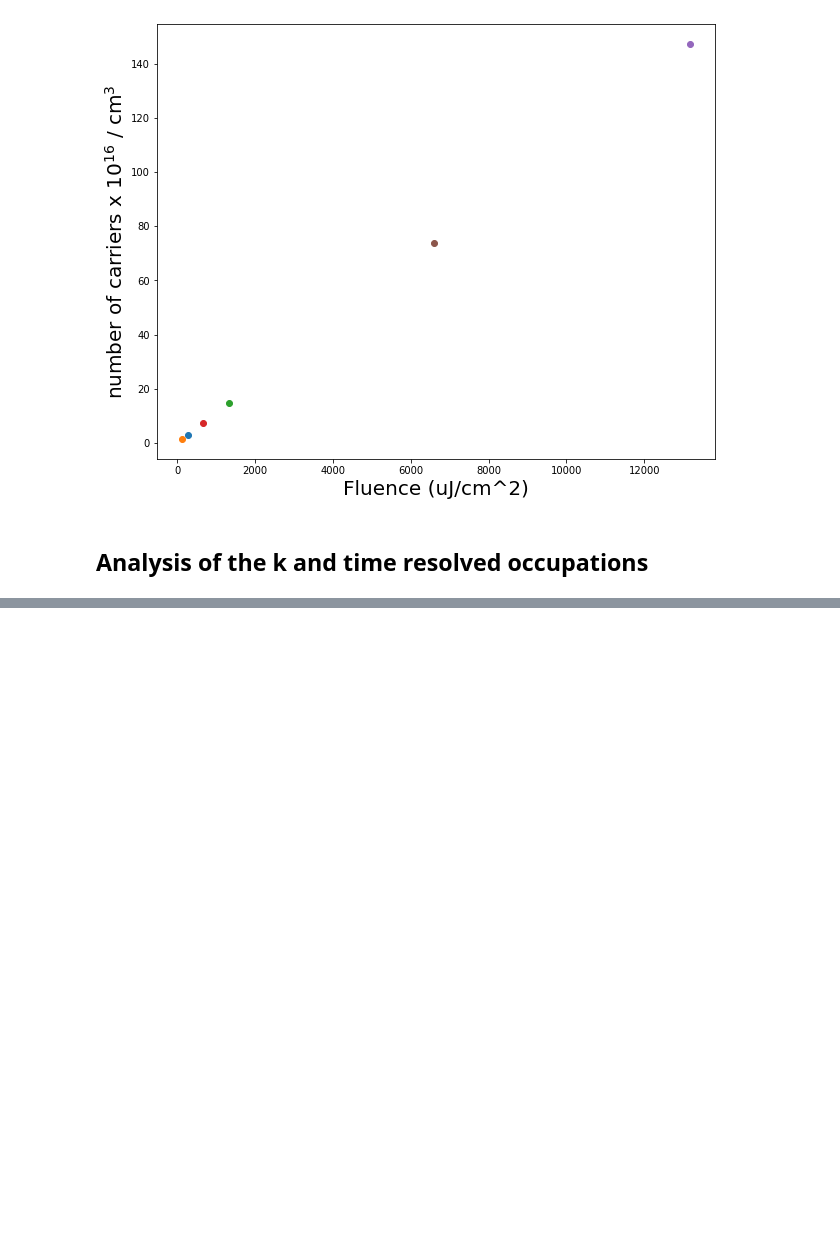
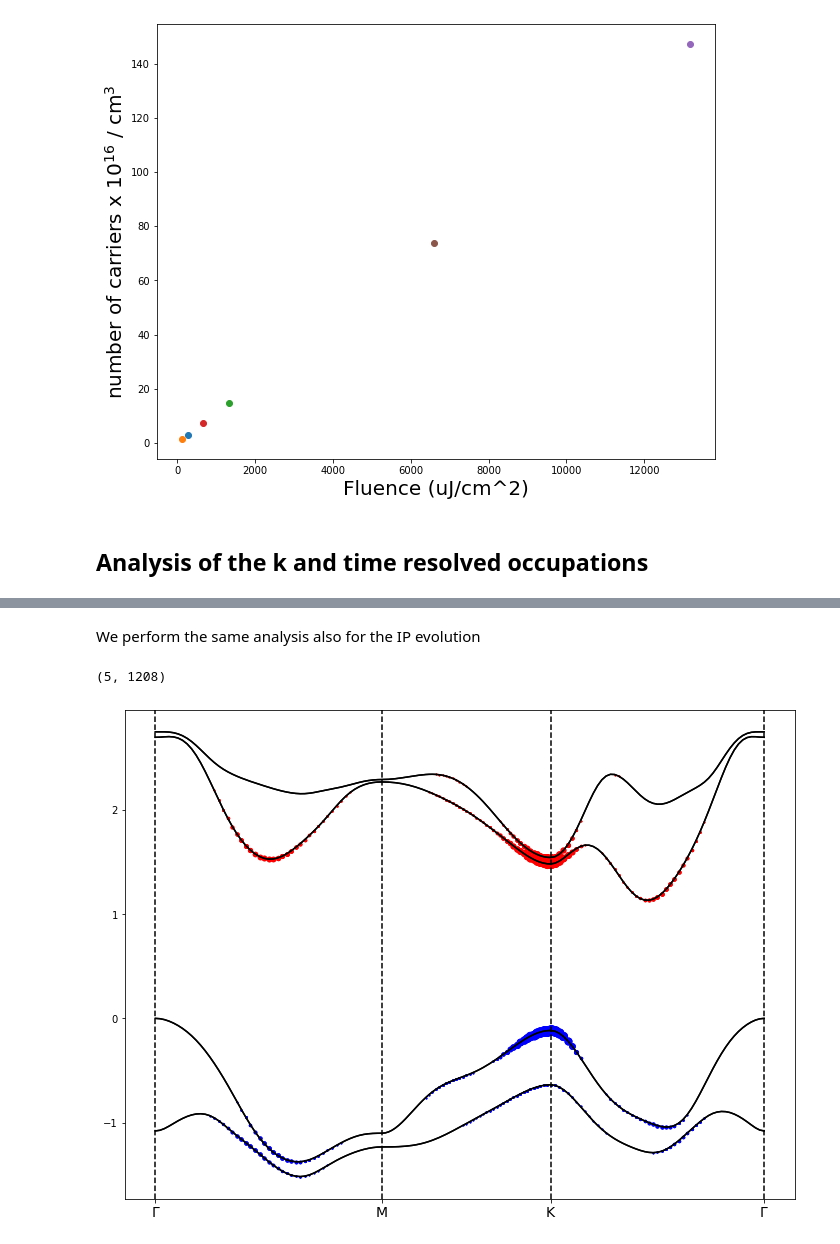
Before and after one commit to marcodalessandro76/WSe2, a Jupyter notebook: NEQ_Analysis.ipynb, the cells around one changed output, grey strips where cells are left out. Saved outputs shown, nothing was run; the diff lists cells and outputs as text; code cells hidden in the pictures; blank space fills up the shorter version.

```diff
--- a/NEQ_Analysis.ipynb
+++ b/NEQ_Analysis.ipynb
@@ -700,0 +674,25 @@ distance_point_to_segment(point,start,end)
+# %% [markdown]
+We perform the same analysis also for the IP evolution
+# %%
+f = 'NEQ_RT/12x12x3/FixSymm/ypp_rt-test_bands-ip/o-ypp_rt-test_bands-ip.YPP-RT_occ_bands_T_150.0000'
+numBands = 8
+data = file_parser(f)
+data.shape
+# %% [output]
+(5, 1208)
+# %%
+kpath = ypp_bands.get_path() #np.array_split(data[0],numBands)[0]
+bands = np.array_split(data[1],numBands)
+occ = np.array_split(data[2],numBands)
+# %%
+fig, ax = plt.subplots(figsize=(12, 9))
+ypp_bands.plot(plt,linestyle='-',c='black')
+
+for ind_b in range(len(bands)):
+    for ind in range(len(kpath)):
+        x,y,o = kpath[ind],bands[ind_b][ind],occ[ind_b][ind]
+        if o < 0 : color = 'blue'
+        if o >= 0 : color = 'red'
+        plt.scatter(x,y,s=abs(int(5e7*o)),c=color)
+# %% [output]
+[figure, added]
```
Also changed, not shown: parts of 40 cells of this notebook, 1 other file.
